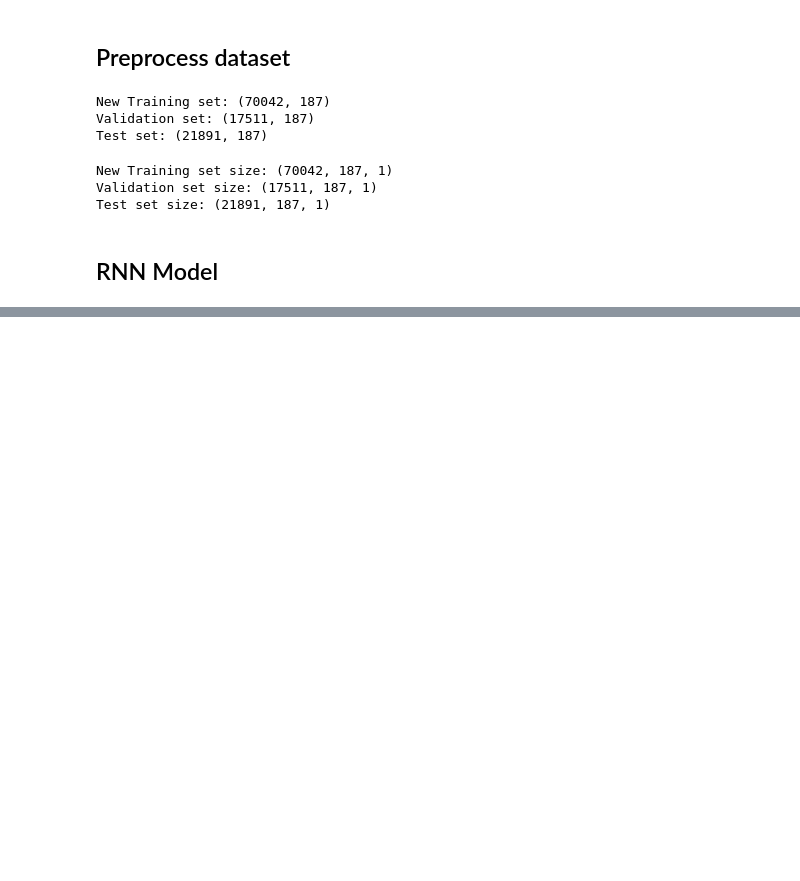
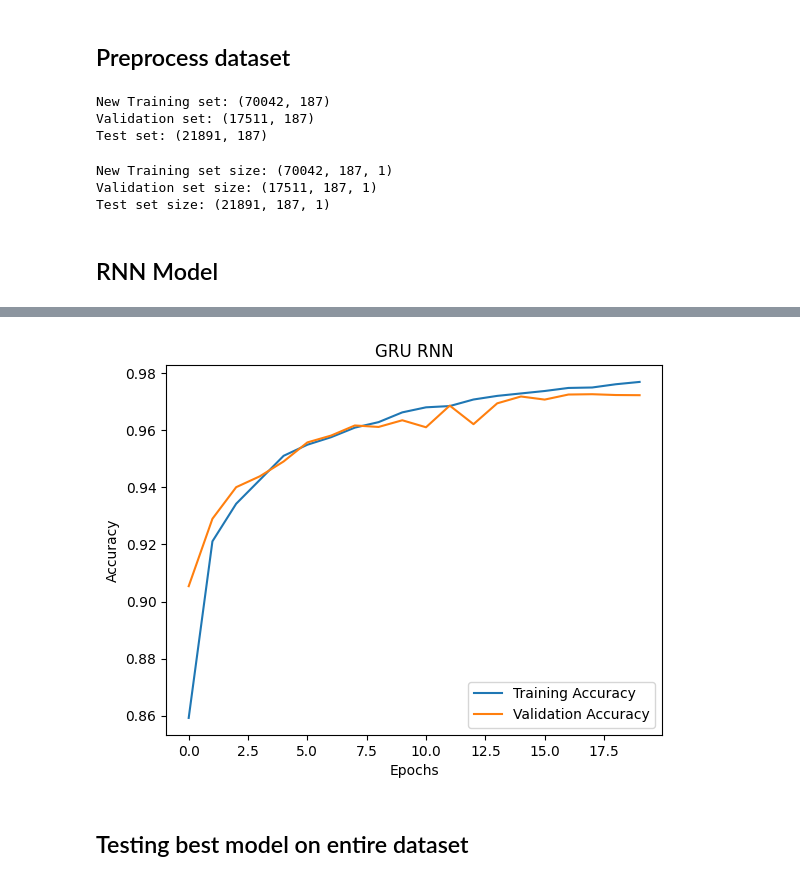
Before and after one commit to RandallCher/Neural-Networks-Project, a Jupyter notebook: RNN.ipynb, the cells around one changed output, grey strips where cells are left out. Drawn from its saved outputs; the diff is of its cells as text; code cells hidden in the pictures; blank space fills up the shorter version.

```diff
--- a/RNN.ipynb
+++ b/RNN.ipynb
@@ -325,0 +457,35 @@ plt.show()
+# %%
+class GRUModel(nn.Module):
+    def __init__(self, inputSize, hiddenSize, numLayers, numClasses):
+        super(GRUModel, self).__init__()
+
+        # Define the GRU layer
+        self.gru = nn.GRU(input_size=inputSize,
+                          hidden_size=hiddenSize,
+                          num_layers=numLayers,
+                          batch_first=True
+                          )
+
+        # Define a fully connected output layer
+        self.fc = nn.Linear(hiddenSize, numClasses)
+
+    def forward(self, x):
+        # Initialize hidden state for GRU
+        h0 = torch.zeros(self.gru.num_layers * (2 if self.gru.bidirectional else 1), x.size(0), self.gru.hidden_size).to(x.device)
+
+        # Forward propagate through GRU
+        out, _ = self.gru(x, h0)
+
+        # Take the output from the last time step
+        out = out[:, -1, :]
+
+        # Pass through the fully connected layer
+        out = self.fc(out)
+        return out
+# %%
+# Instantiate model
+gru_model = GRUModel(inputSize, hiddenSize, numLayers, numClasses)
+gru_optimizer = optim.Adam(gru_model.parameters(), lr=learningRate)
+# %%
+train_loader, val_loader = get_dataloaders(X_train_new, X_val, y_train_new, y_val)
+train_losses, train_accuracies, val_losses, val_accuracies = train_val(gru_model, gru_optimizer, train_loader, val_loader)
@@ -325,0 +522,13 @@ plt.show()
+# %%
+plt.figure()
+plt.plot(np.arange(numEpochs), train_accuracies, label='Training Accuracy')
+plt.plot(np.arange(numEpochs), val_accuracies, label='Validation Accuracy')
+plt.xlabel('Epochs')
+plt.ylabel('Accuracy')
+plt.title('GRU RNN')
+plt.legend(loc='lower right')
+plt.show()
+# %% [output]
+[figure, added]
+# %% [markdown]
+## Testing best model on entire dataset
```
Also changed, not shown: parts of 30 cells of this notebook, 4 other files.
